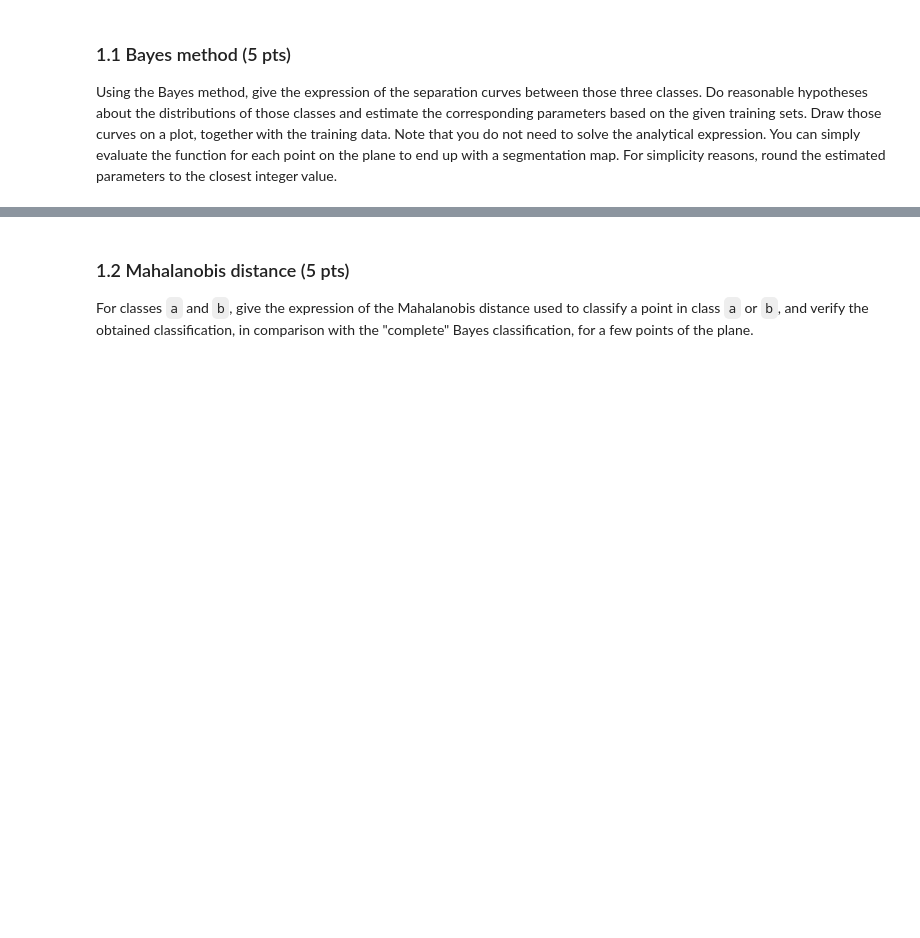
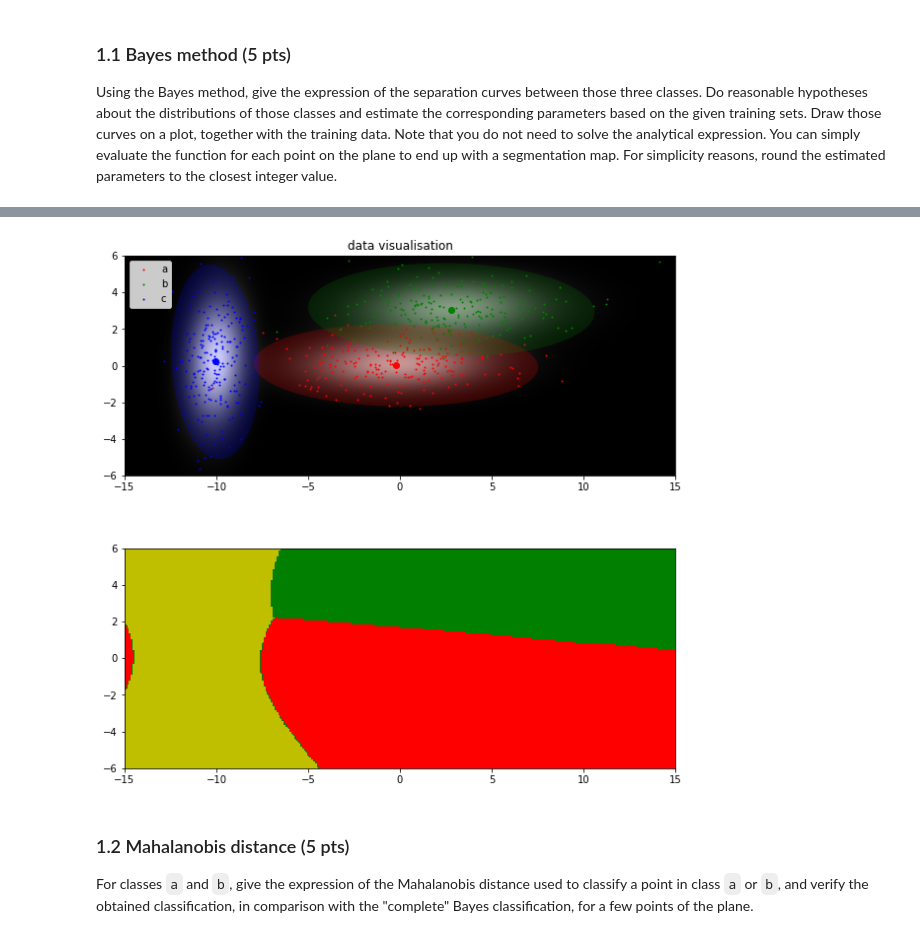
Before and after one commit to mbiselx/ImgAnlNPatRec, a Jupyter notebook: labs/lab_03_classification.ipynb, the cells around one changed output, grey strips where cells are left out. Cells and saved outputs as stored; diff of their text form; code cells hidden in the pictures; blank space fills up the shorter version.

```diff
--- a/labs/lab_03_classification.ipynb
+++ b/labs/lab_03_classification.ipynb
@@ -73,3 +130,35 @@ For simplicity reasons, round the estimated parameters to the closest integer va
+# %%
+from scipy.stats import multivariate_normal
+
+def partition_space(stats, x_range, y_range) :
+    X,Y = np.mgrid[x_range[0]:x_range[1]:0.1, y_range[0]:y_range[1]:0.1]
+    grid = np.dstack((X, Y))
+
+    mvns = [multivariate_normal(stat[0], stat[1]) for stat in stats]
+    grid_probs = [mvn.pdf(grid) for mvn in mvns]
+
+    partition = np.argmax(grid_probs, axis=0)
+
+    return partition, grid_probs;
+
+
+partition, probs = partition_space(stats, (-15, 15), (-6, 6))
+P = probs[0] + probs[1] + probs[2]
+
+fig, axes = plt.subplots(2, 1, figsize=(10, 10))
+axes[0].imshow(P.T, origin='lower', extent=[-15, 15, -6, 6], cmap='gray')
+visualize_data(data, labels, stats, axes[0])
+
+#axes[1].imshow(partition.T, origin='lower', extent=[-15, 15, -6, 6])
+#cmap = matplotlib.colors.ListedColormap(['r', 'g', 'b', 'y'])
+#norm = matplotlib.colors.BoundaryNorm([0, 0.9, 1.9, 2.9], cmap.N, clip=True)
+cmap = matplotlib.colors.LinearSegmentedColormap.from_list('blub', ['r', 'g', 'b', 'y'], 4)
+axes[1].imshow(partition.T, origin='lower', extent=[-15, 15, -6, 6], cmap=cmap, norm=norm)
+
+
+plt.show()
+# %% [output]
+[figure, added]
 # %%
 # Add your implementation and discussion
 # %% [markdown]
```
Also changed, not shown: parts of 3 cells of this notebook, 1 other file.
